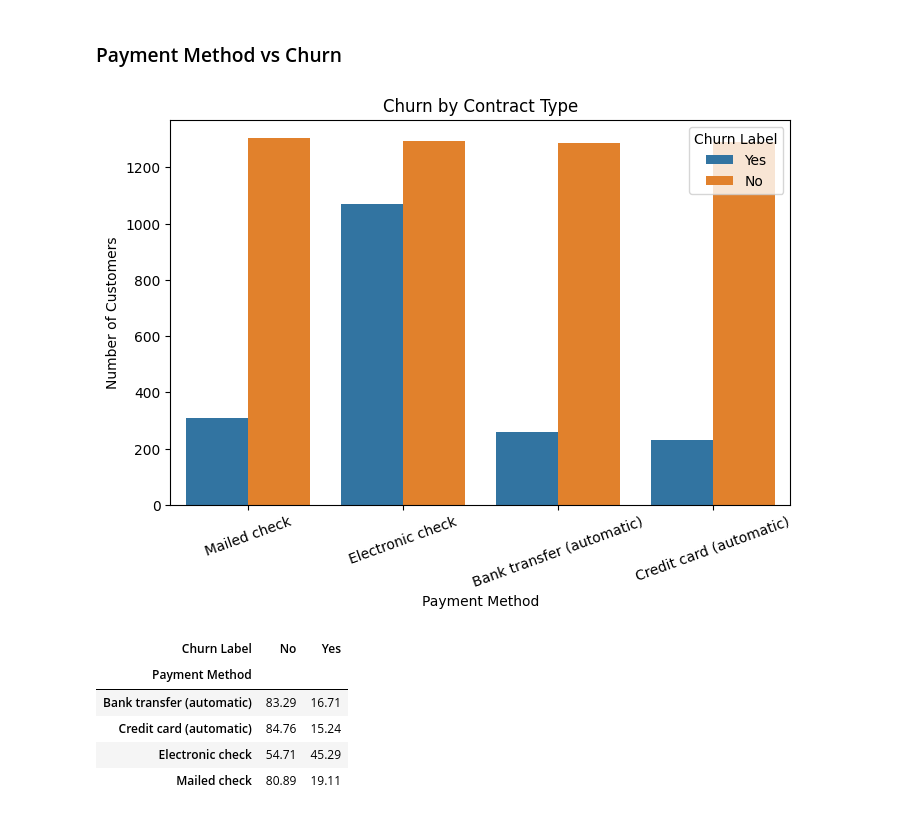
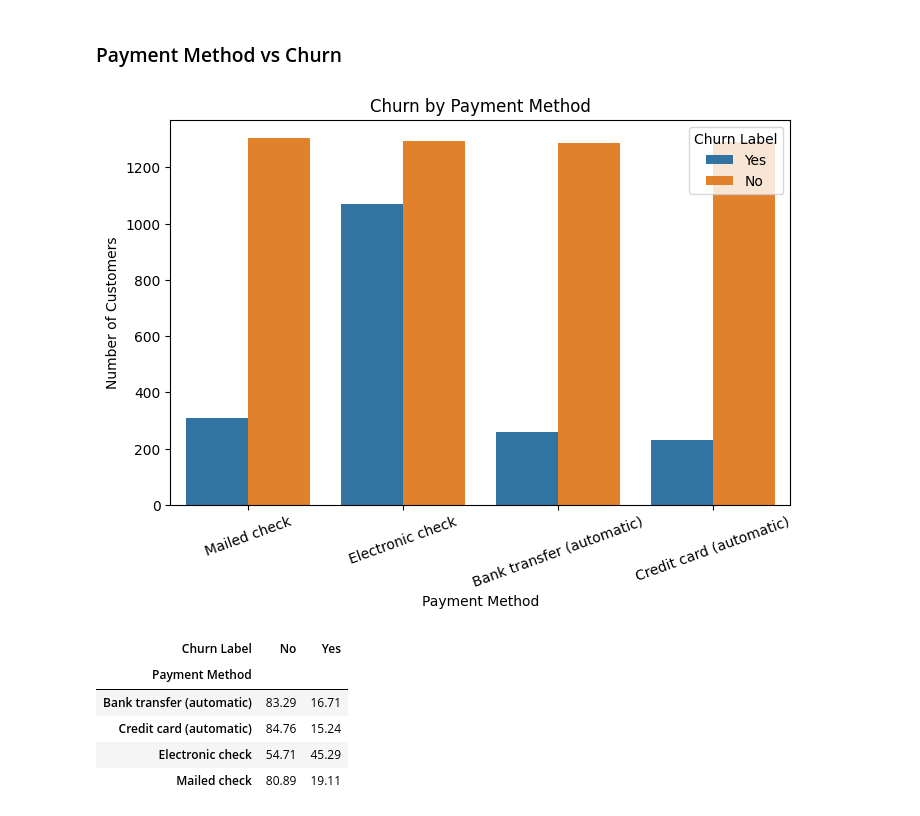
Before and after one commit to itsmeSwarnali/customer-churn-prediction, a Jupyter notebook: notebooks/EDA and Model Building.ipynb, the cells around one changed output. Saved outputs shown, nothing was run; the diff lists cells and outputs as text; code cells hidden in the pictures.

```diff
--- a/notebooks/EDA and Model Building.ipynb
+++ b/notebooks/EDA and Model Building.ipynb
@@ -167,25 +167,25 @@ plt.show()
 # %%
 # •	churn by payment method
 
 import seaborn as sns
 import matplotlib.pyplot as plt
 
 plt.figure(figsize=(8,5))
 
 sns.countplot(
     data=df,
     x="Payment Method",
     hue="Churn Label"
 )
 
-plt.title("Churn by Contract Type")
+plt.title("Churn by Payment Method")
 plt.xlabel("Payment Method")
 plt.ylabel("Number of Customers")
 
 plt.xticks(rotation = 20)
 plt.show()
 # %% [output]
-[figure, old version]
+[figure, new version]
 # %%
 payment_churn_percent = pd.crosstab(
     df["Payment Method"],
```
Also changed, not shown: parts of 11 cells of this notebook, 21 other files.
